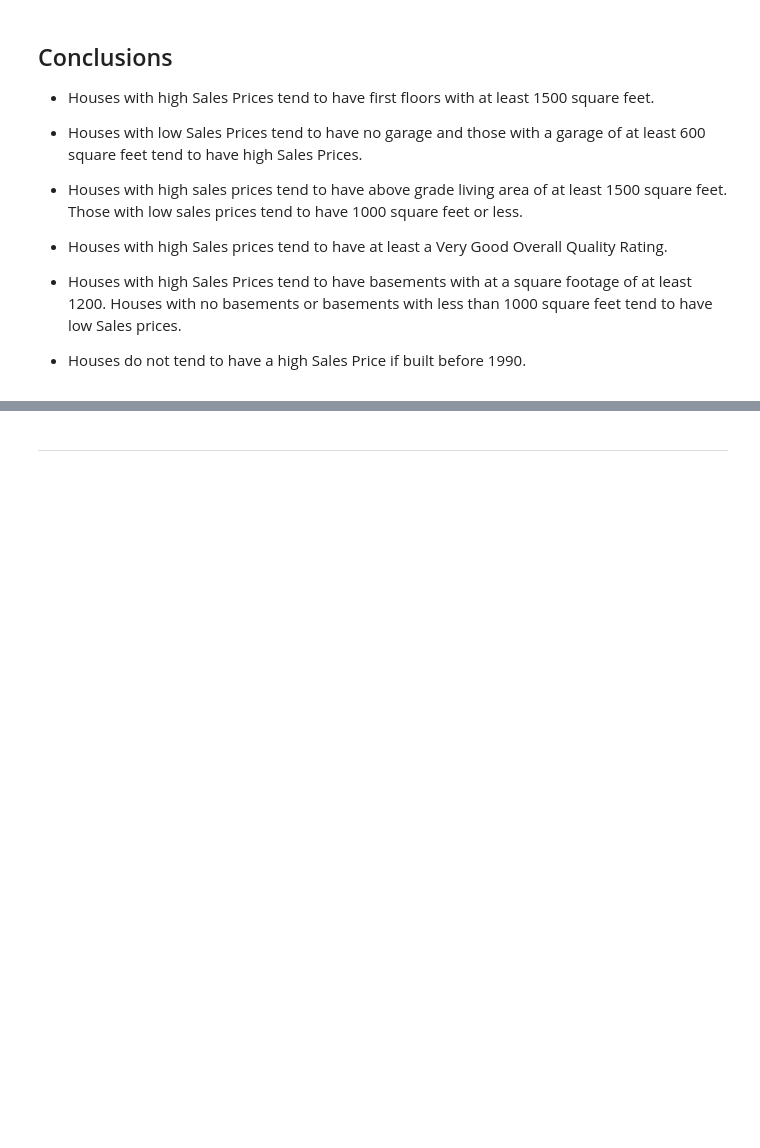
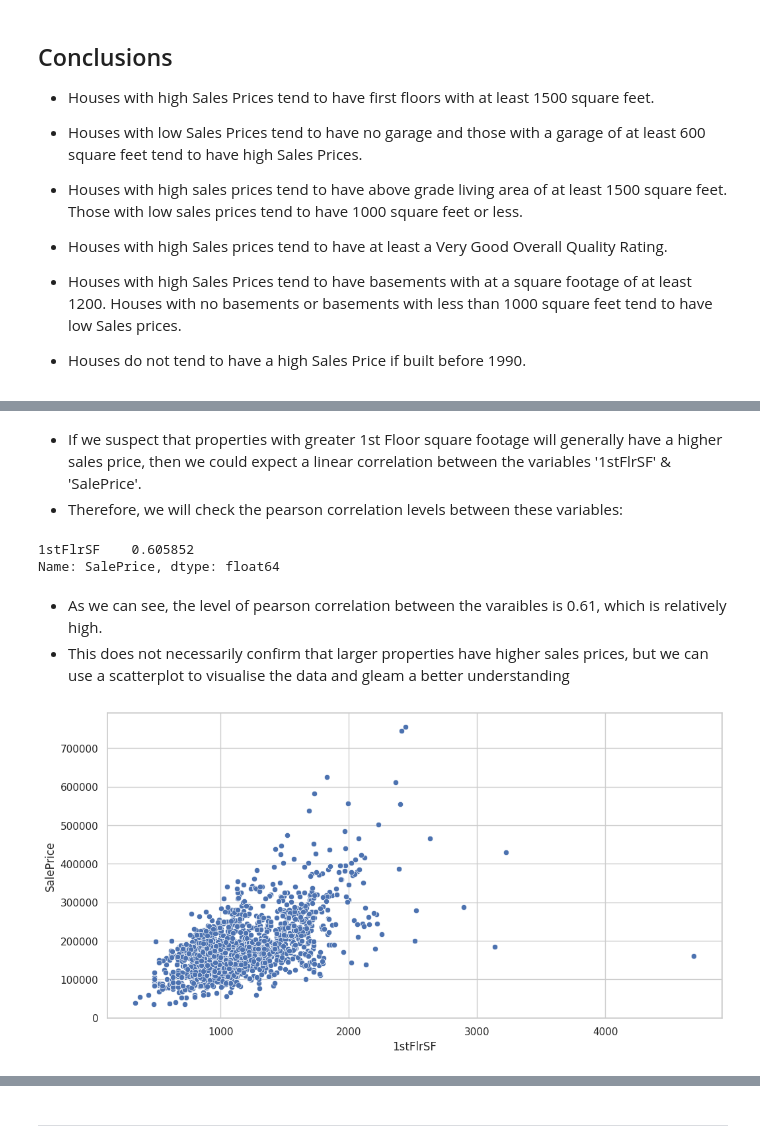
Before and after one commit to SamMartin92/milestone-project-heritage-housing-issues, a Jupyter notebook: jupyter_notebooks/2.SalesPriceStudy.ipynb, the cells around one changed output, grey strips where cells are left out. Drawn from its saved outputs; the diff is of its cells as text; code cells hidden in the pictures; blank space fills up the shorter version.

```diff
--- a/jupyter_notebooks/2.SalesPriceStudy.ipynb
+++ b/jupyter_notebooks/2.SalesPriceStudy.ipynb
@@ -403,0 +391,19 @@ NOTE
+# %% [markdown]
+* If we suspect that properties with greater 1st Floor square footage will generally have a higher sales price, then we could expect a linear correlation between the variables '1stFlrSF' & 'SalePrice'.
+* Therefore, we will check the pearson correlation levels between these variables:
+# %%
+df_pearson= df.corr(method='pearson')['SalePrice'].filter(['1stFlrSF'])
+df_pearson
+# %% [output]
+1stFlrSF    0.605852
+Name: SalePrice, dtype: float64
+# %% [markdown]
+* As we can see, the level of pearson correlation between the varaibles is 0.61, which is relatively high.
+* This does not necessarily confirm that larger properties have higher sales prices, but we can use a scatterplot to visualise the data and gleam a better understanding
+# %%
+x, y = '1stFlrSF' , 'SalePrice'
+fig, axes = plt.subplots(figsize=(12,6))
+sns.scatterplot(data=df, x=x, y=y)
+plt.show()
+# %% [output]
+[figure, added]
```
Also changed, not shown: parts of 16 cells of this notebook.
